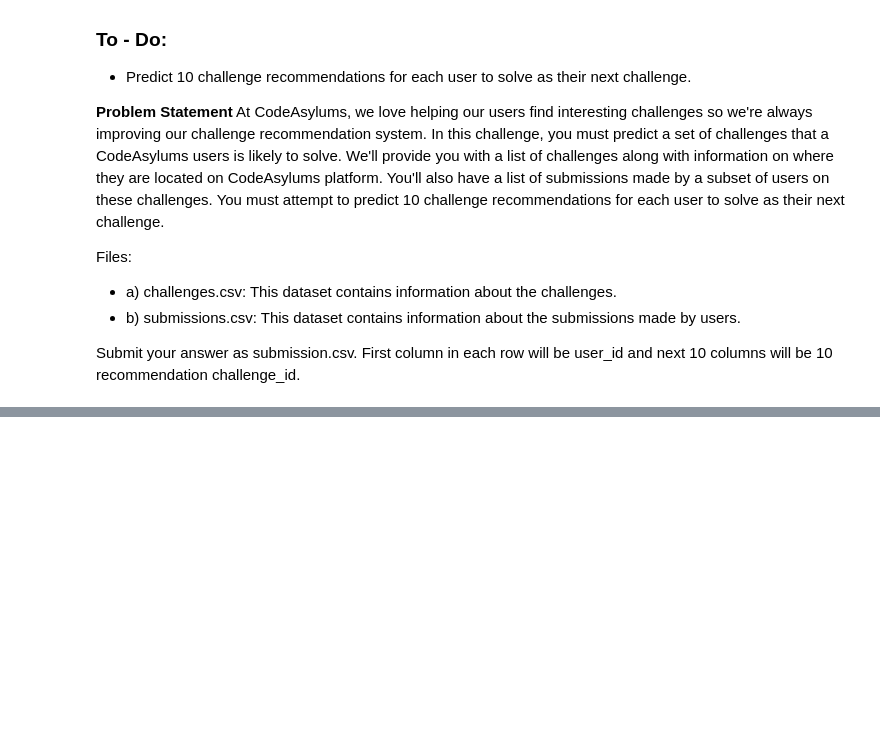
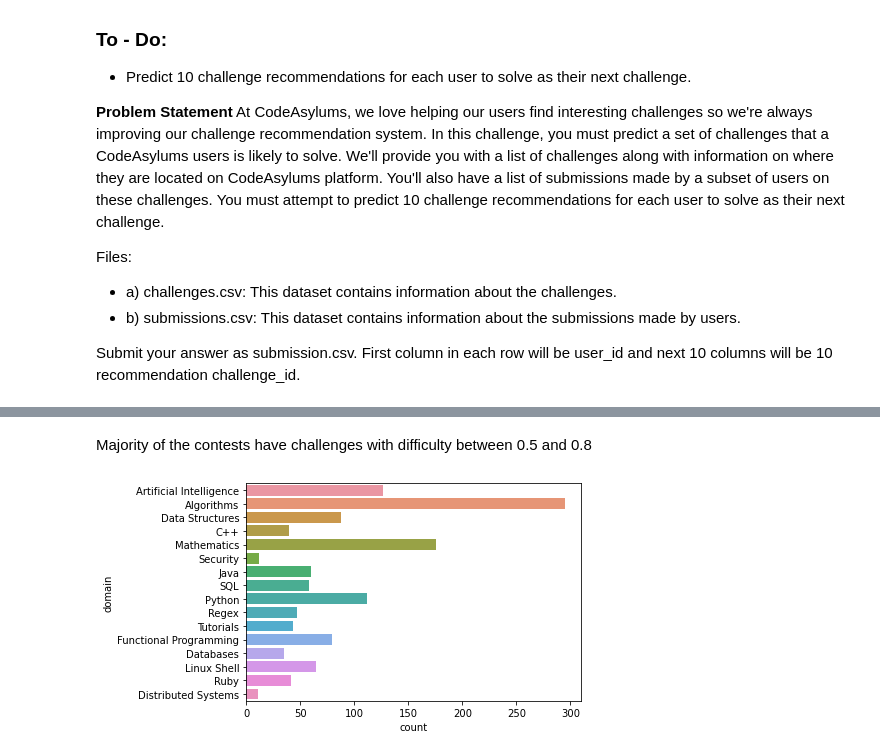
Before and after one commit to loganrane/MachineLearning101, a Jupyter notebook: Projects/RecommendationSystemofChallenges.ipynb, the cells around one changed output, grey strips where cells are left out. Drawn from its saved outputs; the diff is of its cells as text; code cells hidden in the pictures; blank space fills up the shorter version.

```diff
--- a/Projects/RecommendationSystemofChallenges.ipynb
+++ b/Projects/RecommendationSystemofChallenges.ipynb
@@ -51,0 +119,8 @@ submissions.head()
+# %% [markdown]
+Majority of the contests have challenges with difficulty between 0.5 and 0.8
+# %%
+# Distribution of challenges
+sns.countplot(y=challenges.domain)
+plt.show()
+# %% [output]
+[figure, added]
```
Also changed, not shown: parts of 16 cells of this notebook, 2 other files.
